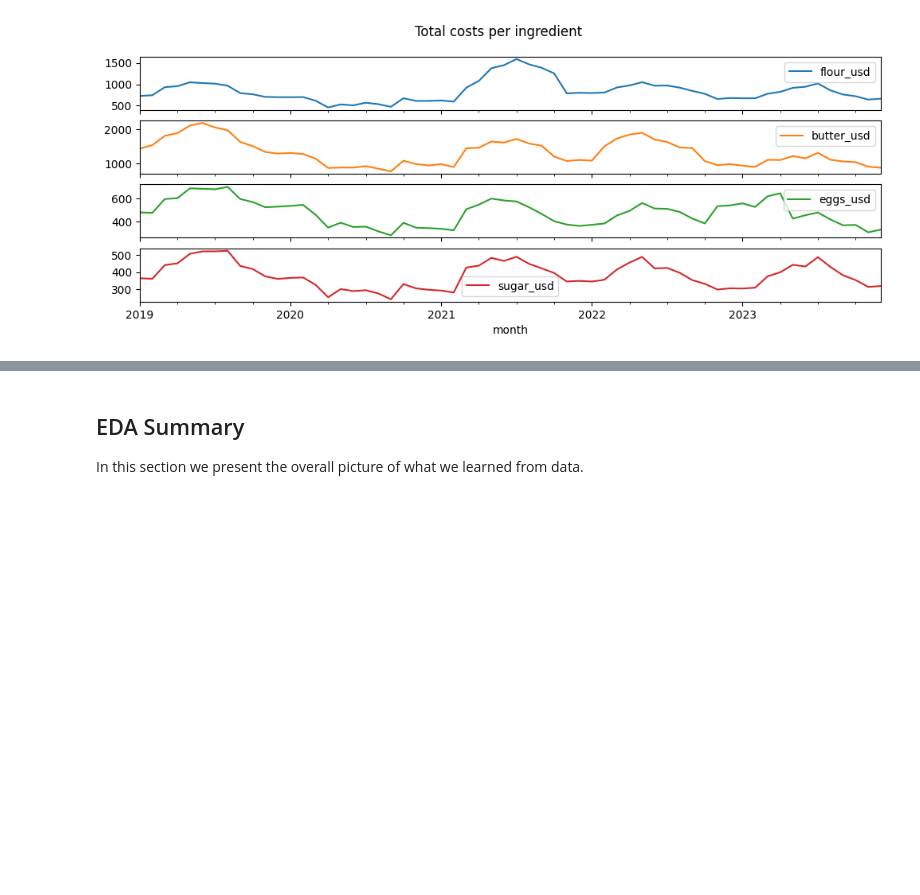
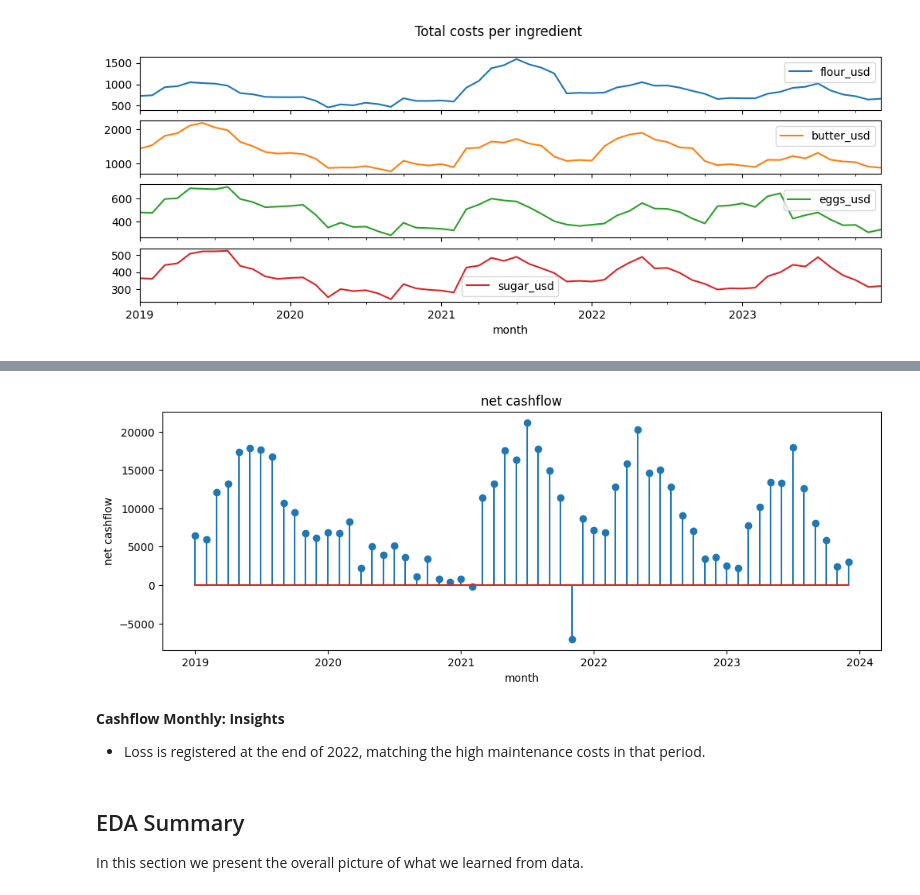
Before and after one commit to sebastian-sanchez-s/sebastian-sanchez-s.github.io, a Jupyter notebook: projects/StressTest/StressTest.ipynb, the cells around one changed output, grey strips where cells are left out. Saved outputs shown, nothing was run; the diff lists cells and outputs as text; code cells hidden in the pictures; blank space fills up the shorter version.

```diff
--- a/projects/StressTest/StressTest.ipynb
+++ b/projects/StressTest/StressTest.ipynb
@@ -315,3 +358,17 @@ ingredient_usage_monthly.plot(
+# %%
+net_cashflow = cashflow_monthly['net_cashflow_usd']
+
+plt.figure(figsize=(12, 4))
+plt.title('net cashflow')
+plt.stem(net_cashflow.index, net_cashflow)
+plt.xlabel('month')
+plt.ylabel('net cashflow')
+plt.show()
+# %% [output]
+[figure, added]
+# %% [markdown]
+**Cashflow Monthly: Insights**
+* Loss is registered at the end of 2022, matching the high maintenance costs in that period.
 # %% [markdown]
 ## EDA Summary
 
```
Also changed, not shown: parts of 5 cells of this notebook, 3 other files.
